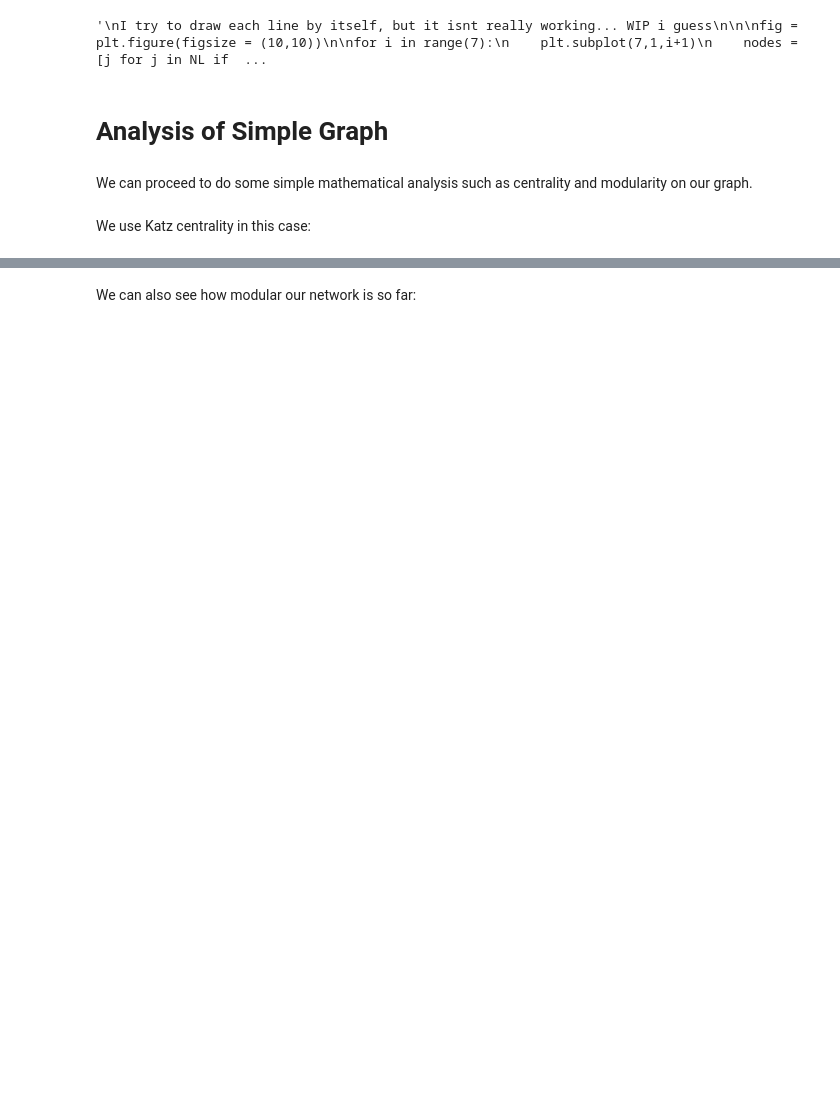
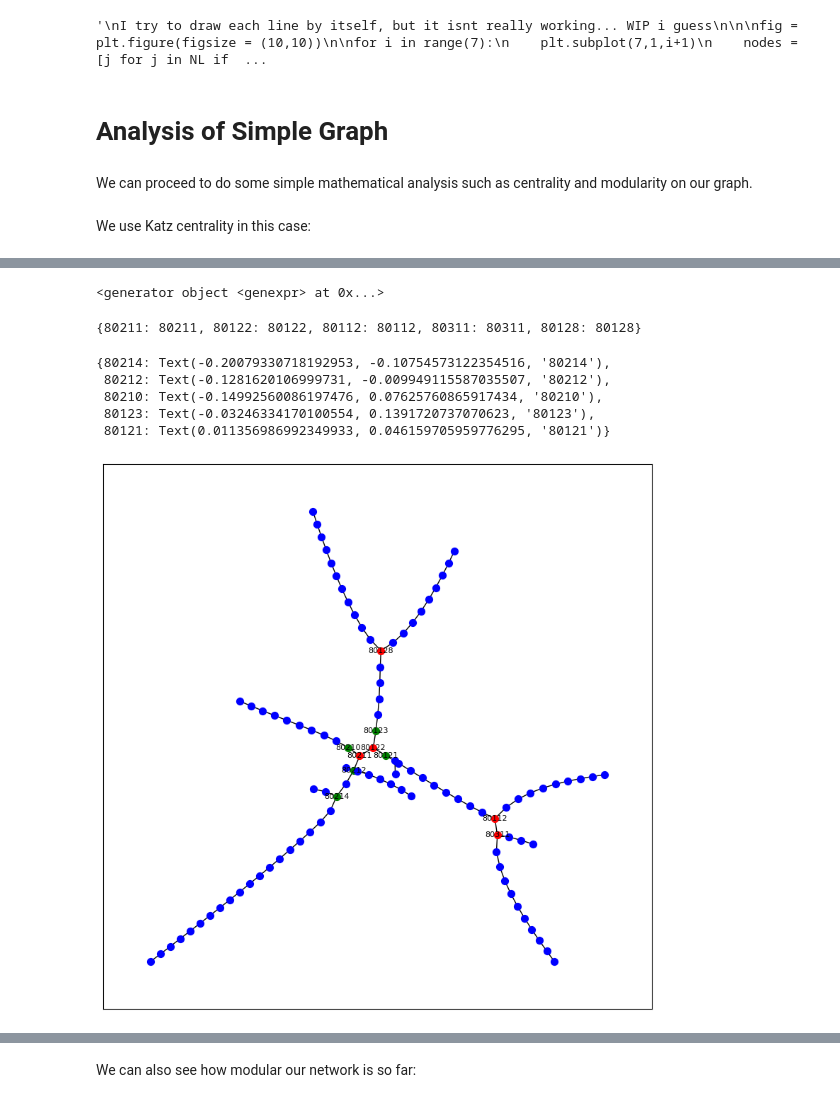
Before and after one commit to sreejeetsreenivasan/PIC16B-Project, a Jupyter notebook: Bowen Testing/TestingNotebook.ipynb, the cells around one changed output, grey strips where cells are left out. Saved outputs shown, nothing was run; the diff lists cells and outputs as text; code cells hidden in the pictures; blank space fills up the shorter version.

```diff
--- a/Bowen Testing/TestingNotebook.ipynb
+++ b/Bowen Testing/TestingNotebook.ipynb
@@ -172,3 +175,46 @@ sorted_k_centralities
+# %%
+(station for station,centrality in sorted_k_centralities)
+# %% [output]
+<generator object <genexpr> at 0x...>
+# %%
+labels_high_centrality
+# %% [output]
+{80211: 80211, 80122: 80122, 80112: 80112, 80311: 80311, 80128: 80128}
+# %%
+# proof of concept for coloring nodes
+# later we can split into bins
+
+# Get the top 5 stations
+high_centrality = [station for station,centrality in sorted_k_centralities][:5]
+labels_high_centrality = {}
+for node in high_centrality:
+    #set the node name as the key and the label as its value
+    labels_high_centrality[node] = node
+# Next highest
+next_high_centrality = [station for station,centrality in sorted_k_centralities][5:10]
+labels_next_high_centrality = {}
+for node in next_high_centrality:
+    #set the node name as the key and the label as its value
+    labels_next_high_centrality[node] = node
+
+# remaining stations
+remaining_nodes = list(set(rail_network.nodes()) - set(high_centrality) - set(next_high_centrality))
+
+fig = plt.figure(figsize=(10, 10))
+layout = nx.kamada_kawai_layout(rail_network)
+nx.draw_networkx_nodes(rail_network, layout, labels_high_centrality, node_color='red', node_size=50)
+nx.draw_networkx_nodes(rail_network, layout, labels_next_high_centrality, node_color='green', node_size=50)
+nx.draw_networkx_nodes(rail_network, layout, nodelist=remaining_nodes, node_color='blue', node_size=50)
+nx.draw_networkx_edges(rail_network, layout)
+nx.draw_networkx_labels(rail_network, layout, labels_high_centrality, font_size=8)
+nx.draw_networkx_labels(rail_network, layout, labels_next_high_centrality, font_size=8)
+# %% [output]
+{80214: Text(-0.20079330718192953, -0.10754573122354516, '80214'),
+ 80212: Text(-0.1281620106999731, -0.009949115587035507, '80212'),
+ 80210: Text(-0.14992560086197476, 0.07625760865917434, '80210'),
+ 80123: Text(-0.03246334170100554, 0.1391720737070623, '80123'),
+ 80121: Text(0.011356986992349933, 0.046159705959776295, '80121')}
+[figure, added]
 # %%
 count_tuples=dict()
 #using for loop to iterate every value in Input
```
Also changed, not shown: parts of 16 cells of this notebook.
